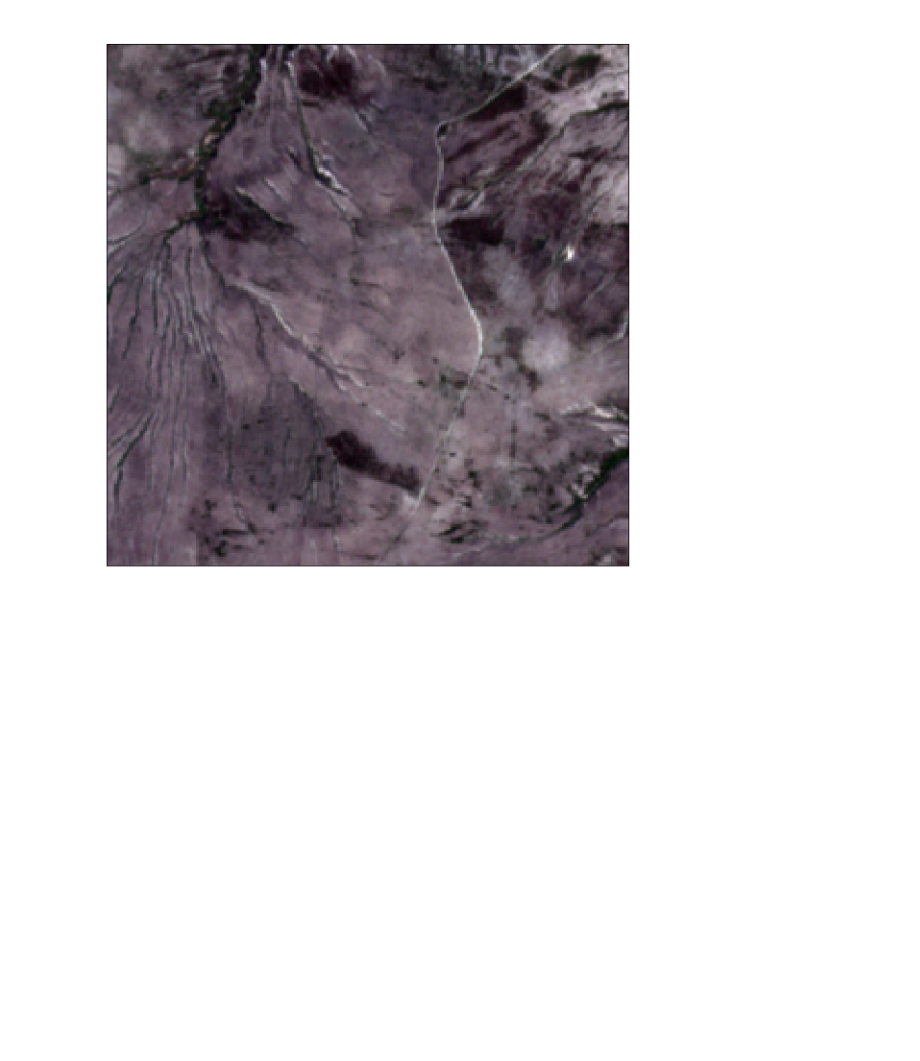
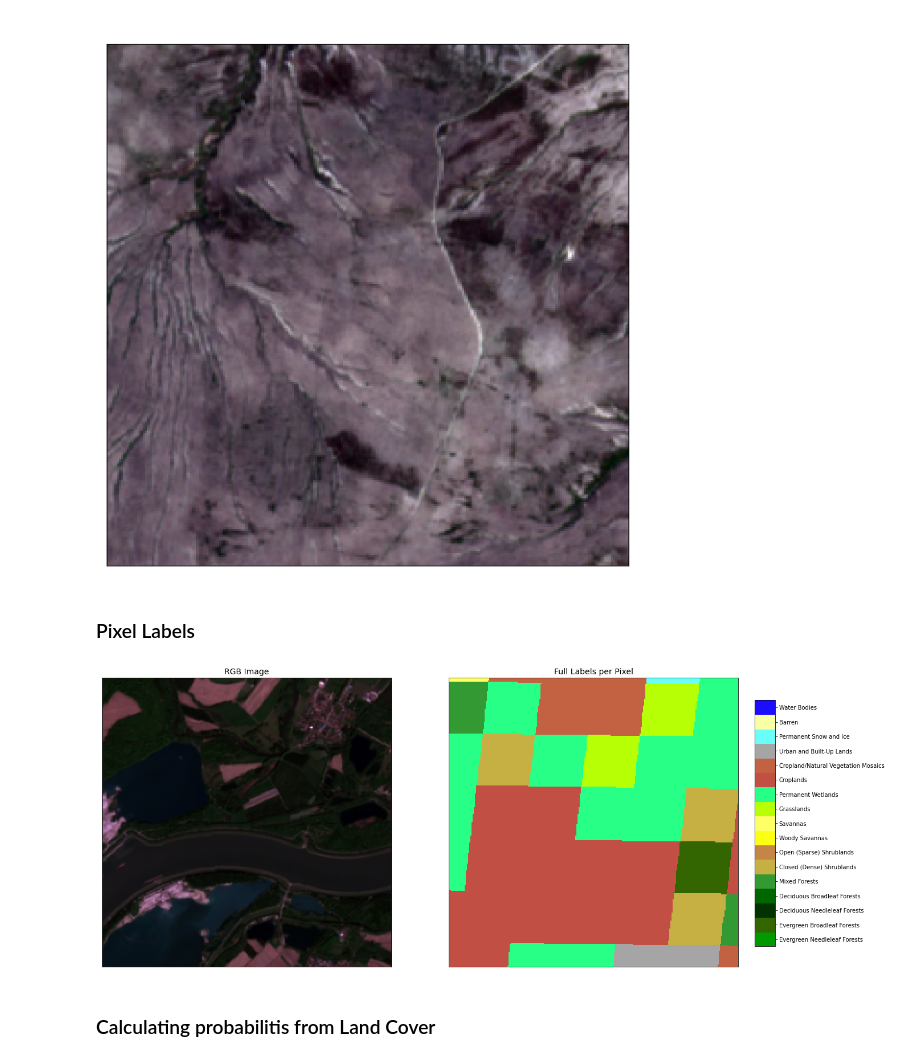
Before and after one commit to Berkeley-Data/hpt, a Jupyter notebook: notebooks/1.0-eo-sen12ms-eda.ipynb, the cells around one changed output. Drawn from its saved outputs; the diff is of its cells as text; code cells hidden in the pictures; blank space fills up the shorter version.

Commit message:
Updating EDA
Expanding exploration on Pixel Level information

```diff
--- a/notebooks/1.0-eo-sen12ms-eda.ipynb
+++ b/notebooks/1.0-eo-sen12ms-eda.ipynb
@@ -1102,3 +1102,5 @@ plot_image_rgb(img_path,'Discarded Image (13% Overlap) - Sring')
 [figure]
 [figure]
 [figure]
+# %% [markdown]
+### Pixel Labels
@@ -1104,0 +1110,68 @@ plot_image_rgb(img_path,'Discarded Image (13% Overlap) - Sring')
+# %%
+# img_path_l = data_root+'/ROIs1158_spring/lc_100/ROIs1158_spring_lc_100_p104.tif'
+# img_path = data_root+'/ROIs1158_spring/s2_100/ROIs1158_spring_s2_100_p104.tif'
+
+# img_path_l = data_root+'/ROIs1970_fall/lc_33/ROIs1970_fall_lc_33_p271.tif'
+# img_path = data_root+'/ROIs1970_fall/s2_33/ROIs1970_fall_s2_33_p271.tif'
+
+img_path_l = data_root+'/ROIs1158_spring/lc_120/ROIs1158_spring_lc_120_p467.tif'
+img_path = data_root+'/ROIs1158_spring/s2_120/ROIs1158_spring_s2_120_p467.tif'
+
+
+def rescale(arr):
+
+    arr_min = arr.min()
+    arr_max = arr.max()
+    return (arr - arr_min) / (arr_max - arr_min)
+
+imf = rasterio.open(img_path)
+
+image_sequence = imf.read()
+image_array2 = np.array(image_sequence)
+
+rgbArray = np.zeros((256,256,3), 'uint8')
+rgbArray[..., 0] = 255.0 * rescale(image_array2[3])
+rgbArray[..., 1] = 255.0 * rescale(image_array2[2])
+rgbArray[..., 2] = 255.0 * rescale(image_array2[1])
+
+
+val = list(np.arange(1,18,1))
+color = ['#009900','#336600','#003300','#006600','#339933','#c6b044','#c58544','#fbff13','#ffff66', '#b6ff05','#27ff87','#c24f44','#c26242','#a5a5a5','#69fff8','#f9ffa4','#1c0dff']
+bounds=list(np.arange(0,18,1))
+cmap = matplotlib.colors.ListedColormap(color)
+norm = colors.BoundaryNorm(bounds, cmap.N)
+
+
+
+imf = rasterio.open(img_path_l)
+image_sequence = imf.read()
+image_array = np.array(image_sequence)
+
+fig = plt.figure(figsize=(20,10))
+
+# Label Land Cover
+plt.subplots_adjust(hspace=.2)
+plt.subplot(1,2,2)
+plt.imshow(image_array[0],interpolation='nearest',cmap=matplotlib.colors.ListedColormap(color),norm=norm)
+plt.xticks([])
+plt.yticks([])
+plt.grid(False)
+plt.title('Full Labels per Pixel', fontsize=14, color= 'black')
+cb = plt.colorbar(cax = fig.add_axes([0.92, 0.2, 0.025, 0.6]))
+cb.set_ticklabels(class_full)
+loc = np.arange(0.5,17.5,1)
+cb.set_ticks(loc)
+
+# RGB
+plt.subplot(1,2,1)
+plt.imshow(rgbArray,interpolation='nearest',cmap='viridis')
+plt.xticks([])
+plt.yticks([])
+plt.grid(False)
+plt.title('RGB Image', fontsize=14, color= 'black')
+
+plt.savefig('example2.png')
+# %% [output]
+[figure, added]
+# %% [markdown]
+### Calculating probabilitis from Land Cover
```
Also changed, not shown: parts of 3 cells of this notebook.
